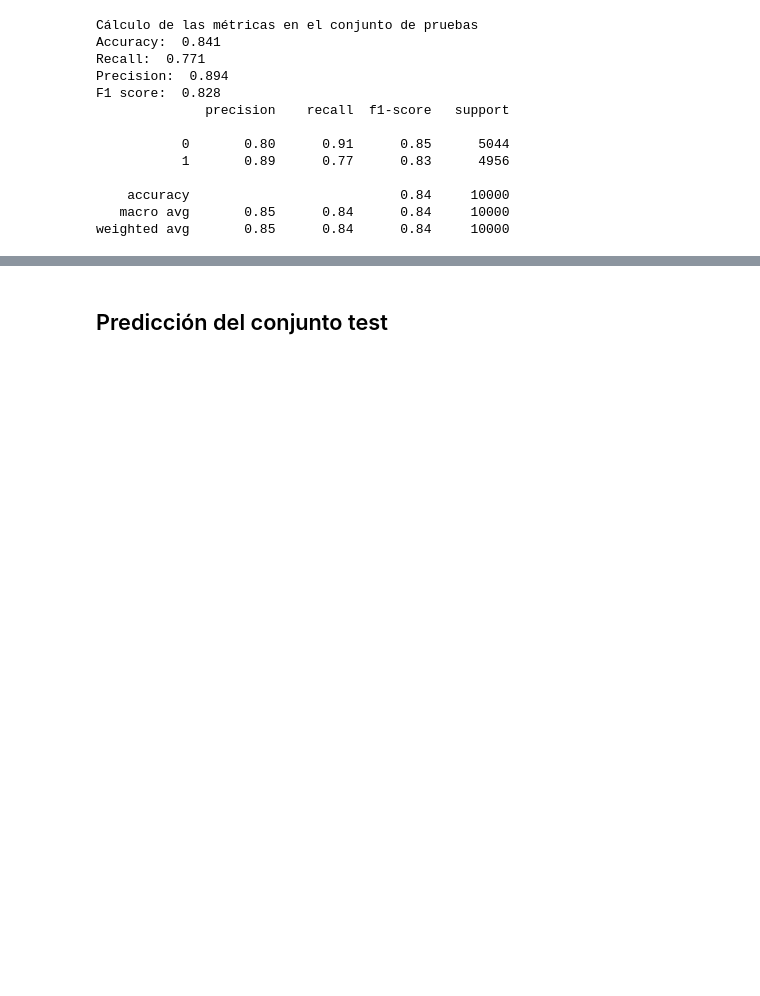
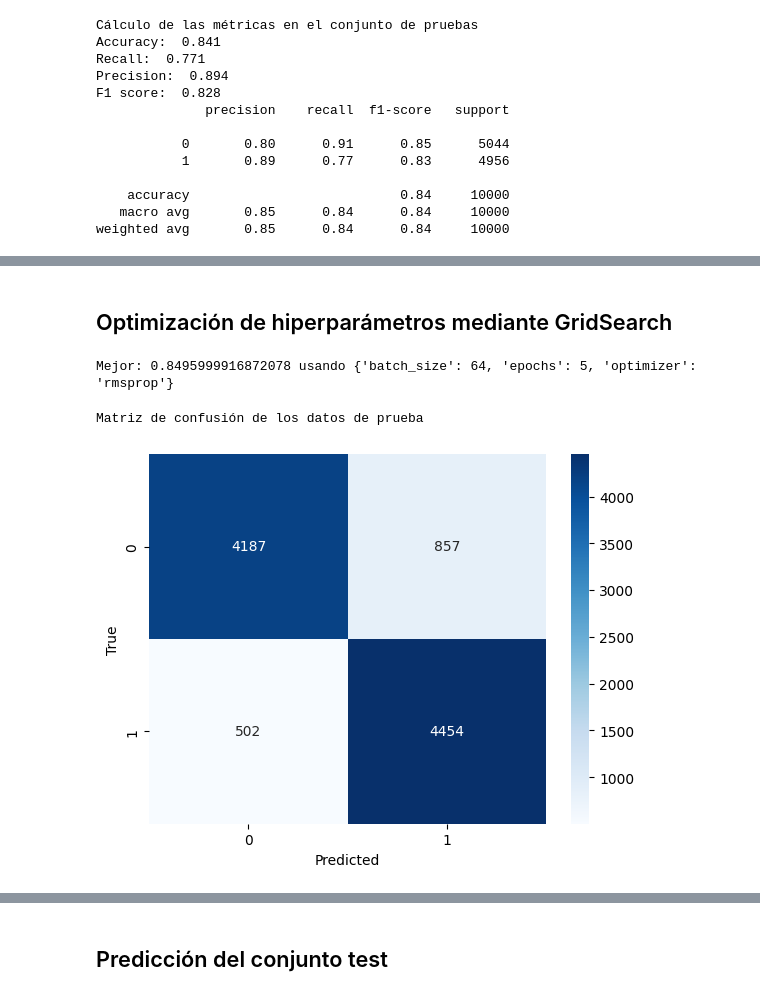
Before and after one commit to InspectorDave/OrgaDeDatos-TPs, a Jupyter notebook: TP2/7506R_TP2_GRUPO11_ENTREGA_N4.ipynb, the cells around one changed output, grey strips where cells are left out. Drawn from its saved outputs; the diff is of its cells as text; code cells hidden in the pictures; blank space fills up the shorter version.

```diff
--- a/TP2/7506R_TP2_GRUPO11_ENTREGA_N4.ipynb
+++ b/TP2/7506R_TP2_GRUPO11_ENTREGA_N4.ipynb
@@ -286,0 +379,2 @@ weighted avg       0.85      0.84      0.84     10000
+# %% [markdown]
+## Optimización de hiperparámetros mediante GridSearch
@@ -286,0 +391,26 @@ weighted avg       0.85      0.84      0.84     10000
+# %%
+model = KerasClassifier(model=create_model, verbose=0)
+
+param_grid = {
+    'epochs': [3, 5],
+    'batch_size': [64, 128],
+    'optimizer': ['rmsprop', 'adam']
+}
+
+grid = GridSearchCV(estimator=model, param_grid=param_grid, cv=3)
+scoring=make_scorer(f1_score, greater_is_better=True)
+
+grid_result = grid.fit(X_train, y_train)
+
+print(f"Mejor: {grid_result.best_score_} usando {grid_result.best_params_}")
+# %% [output]
+Mejor: 0.8495999916872078 usando {'batch_size': 64, 'epochs': 5, 'optimizer': 'rmsprop'}
+# %%
+print("Matriz de confusión de los datos de prueba")
+cm = confusion_matrix(y_test, y_test_pred)
+sns.heatmap(cm, cmap='Blues', annot=True, fmt='g')
+plt.xlabel('Predicted')
+plt.ylabel('True');
+# %% [output]
+Matriz de confusión de los datos de prueba
+[figure, added]
```
Also changed, not shown: parts of 9 cells of this notebook.
